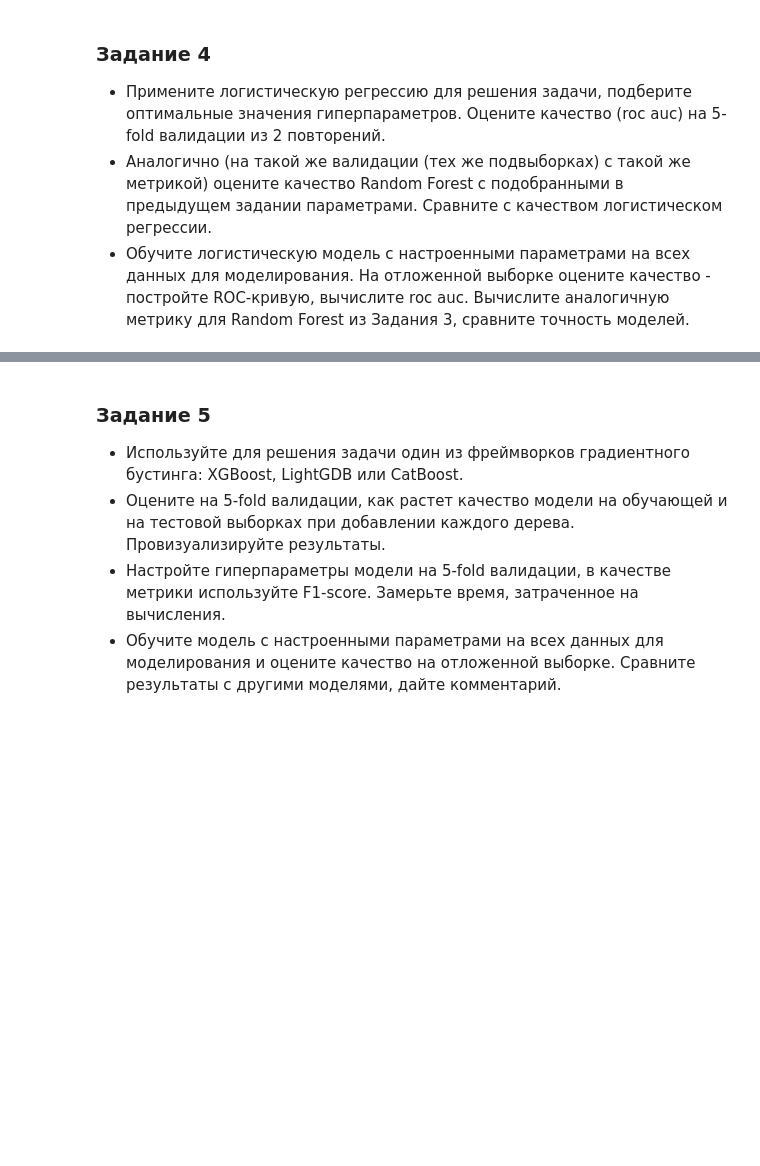
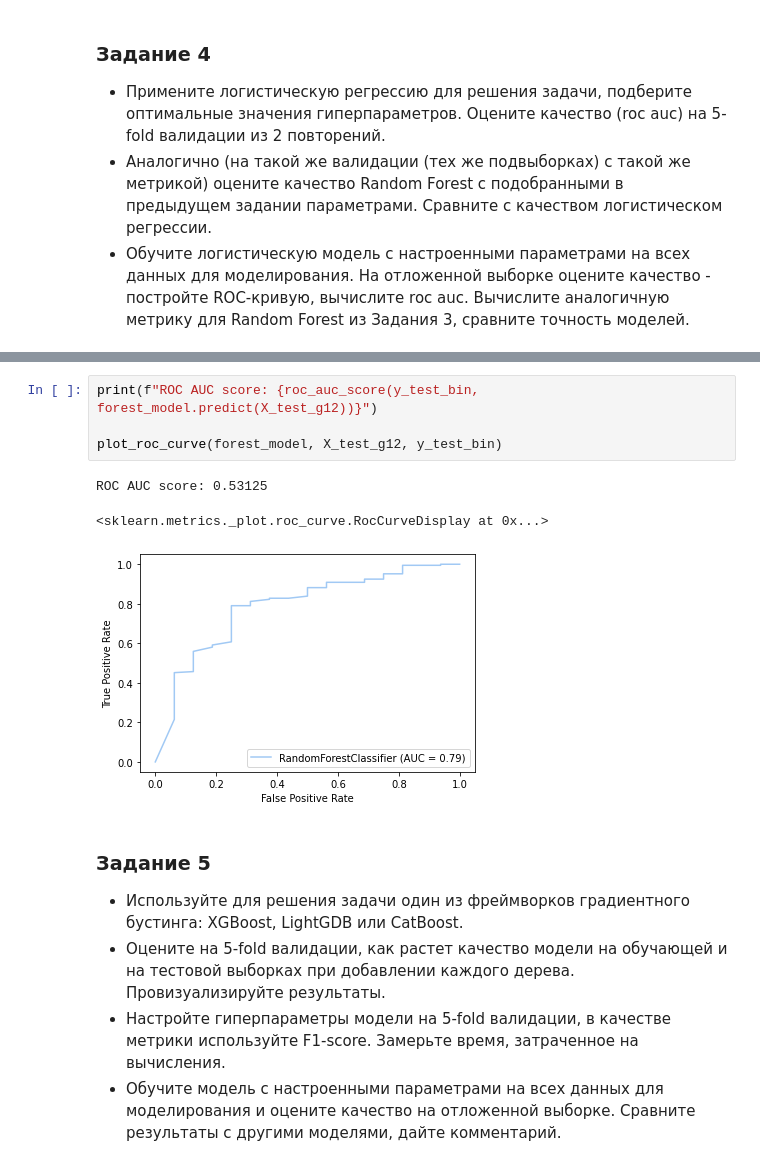
Before and after one commit to asbabiy/IAD-ML, a Jupyter notebook: Lab_3.Supervised_Learning.ipynb, the cells around one changed output, grey strips where cells are left out. Drawn from its saved outputs; the diff is of its cells as text; blank space fills up the shorter version.

```diff
--- a/Lab_3.Supervised_Learning.ipynb
+++ b/Lab_3.Supervised_Learning.ipynb
@@ -654,3 +776,11 @@ plt.show()
+# %%
+print(f"ROC AUC score: {roc_auc_score(y_test_bin, forest_model.predict(X_test_g12))}")
+
+plot_roc_curve(forest_model, X_test_g12, y_test_bin)
+# %% [output]
+ROC AUC score: 0.53125
+<sklearn.metrics._plot.roc_curve.RocCurveDisplay at 0x...>
+[figure, added]
 # %% [markdown]
 ### Задание 5
 
```
Also changed, not shown: parts of 43 cells of this notebook.
